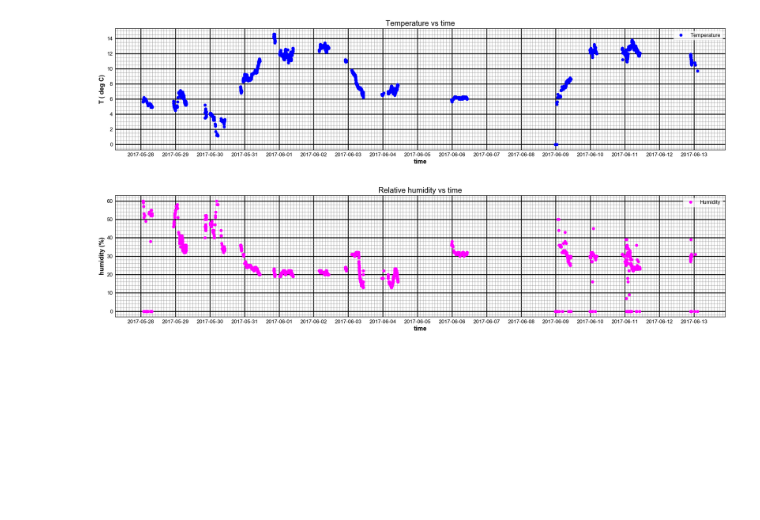
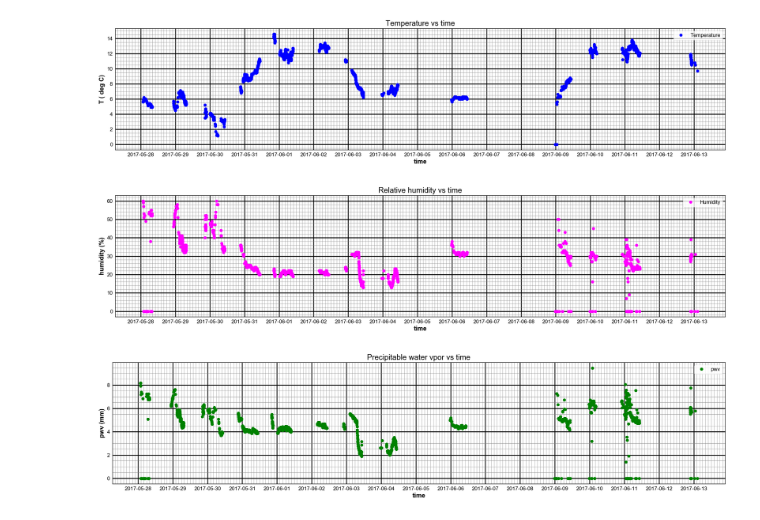
Before and after one commit to sylvielsstfr/CTIOAnaJun2017, a Jupyter notebook: weather/PltWeather.ipynb, the cells around one changed output. Saved outputs shown, nothing was run; the diff lists cells and outputs as text; code cells hidden in the pictures; blank space fills up the shorter version.

Commit message:
add full weather plotting

```diff
--- a/weather/PltWeather.ipynb
+++ b/weather/PltWeather.ipynb
@@ -73,6 +73,7 @@ all_dates=df["DATE"]
 H=df["H"]
 P=df["P"]
 T=df["T"]
+PWV=df["PWV"]
 # %%
 NDATA=len(all_dates)
 all_dt= [ parser.parse(all_dates[i]) for i in range(NDATA)]
@@ -182,3 +183,7 @@ PlotTimeSerie(all_dt,T,"Temperature vs time","time","T ( deg C)","Temperature","
 PlotTimeSerie(all_dt,H,"Relative humidity vs time","time"," humidity (%) ","Humidity","magenta","hum_vs_time.pdf")
 # %% [output]
 [figure]
+# %%
+PlotTimeSerie(all_dt,PWV,"Precipitable water vpor vs time","time"," pwv (mm) ","pwv","green","pwv_vs_time.pdf")
+# %% [output]
+[figure, added]
```
Also changed, not shown: parts of 9 cells of this notebook, 1 other file.
